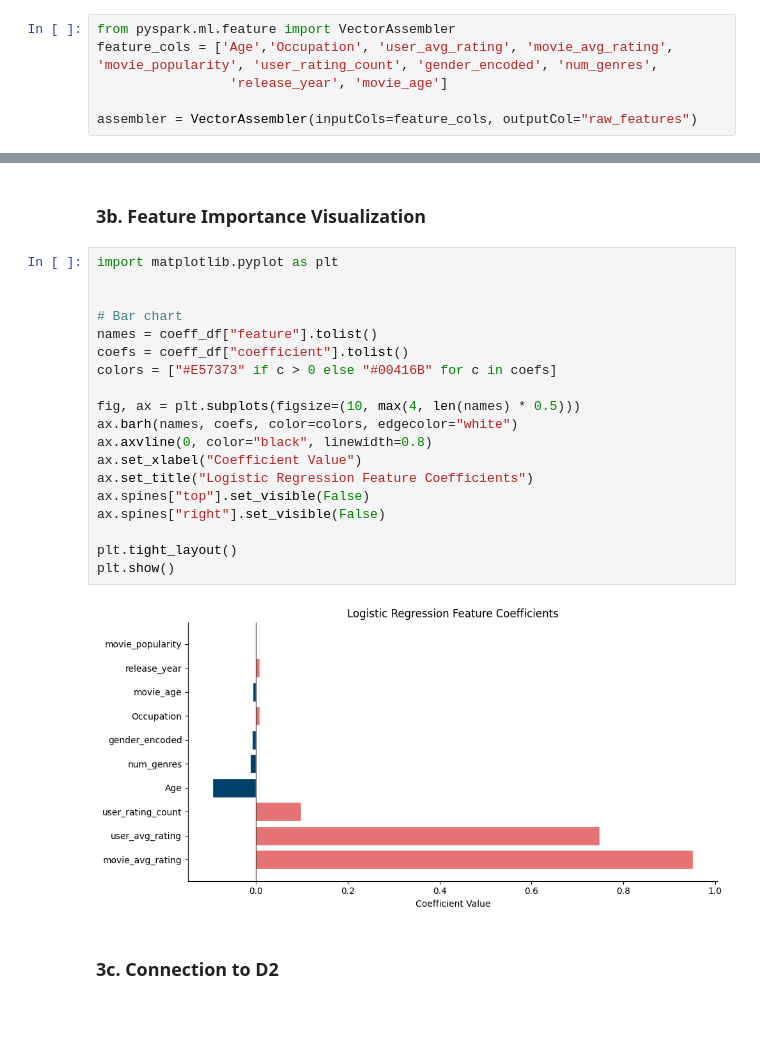
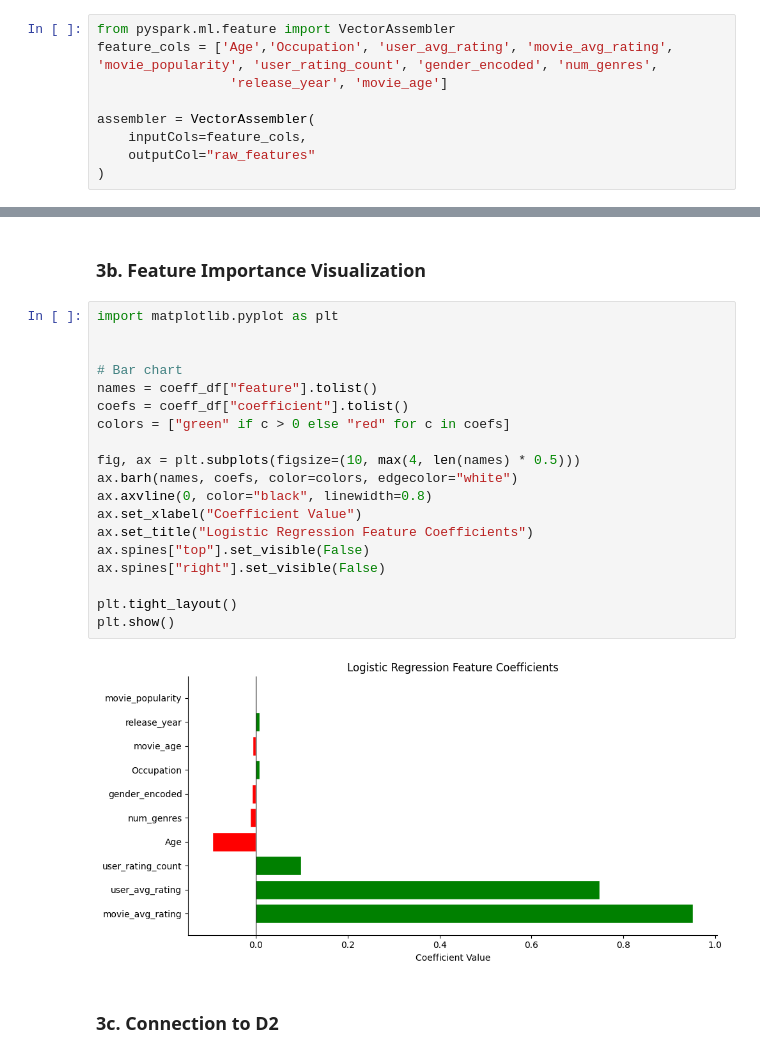
Before and after one commit to RutvikNK/cs570_movie-lens_group2, a Jupyter notebook: SP26 CS570 Project-1.ipynb, the cells around one changed output, grey strips where cells are left out. Saved outputs shown, nothing was run; the diff lists cells and outputs as text; blank space fills up the shorter version.

```diff
--- a/SP26 CS570 Project-1.ipynb
+++ b/SP26 CS570 Project-1.ipynb
@@ -578,6 +578,9 @@ from pyspark.ml.feature import VectorAssembler
 feature_cols = ['Age','Occupation', 'user_avg_rating', 'movie_avg_rating', 'movie_popularity', 'user_rating_count', 'gender_encoded', 'num_genres',
                  'release_year', 'movie_age']
 
-assembler = VectorAssembler(inputCols=feature_cols, outputCol="raw_features")
+assembler = VectorAssembler(
+    inputCols=feature_cols,
+    outputCol="raw_features"
+)
 # %% [markdown]
 #### Feature Set Documentation
@@ -756,24 +808,24 @@ Intercept: -12.9665
 # %%
 import matplotlib.pyplot as plt
 
 
 # Bar chart
 names = coeff_df["feature"].tolist()
 coefs = coeff_df["coefficient"].tolist()
-colors = ["#E57373" if c > 0 else "#00416B" for c in coefs]
+colors = ["green" if c > 0 else "red" for c in coefs]
 
 fig, ax = plt.subplots(figsize=(10, max(4, len(names) * 0.5)))
 ax.barh(names, coefs, color=colors, edgecolor="white")
 ax.axvline(0, color="black", linewidth=0.8)
 ax.set_xlabel("Coefficient Value")
 ax.set_title("Logistic Regression Feature Coefficients")
 ax.spines["top"].set_visible(False)
 ax.spines["right"].set_visible(False)
 
 plt.tight_layout()
 plt.show()
 # %% [output]
-[figure, old version]
+[figure, new version]
 # %% [markdown]
 ### 3c. Connection to D2
 # %% [markdown]
```
Also changed, not shown: parts of 13 cells of this notebook.
